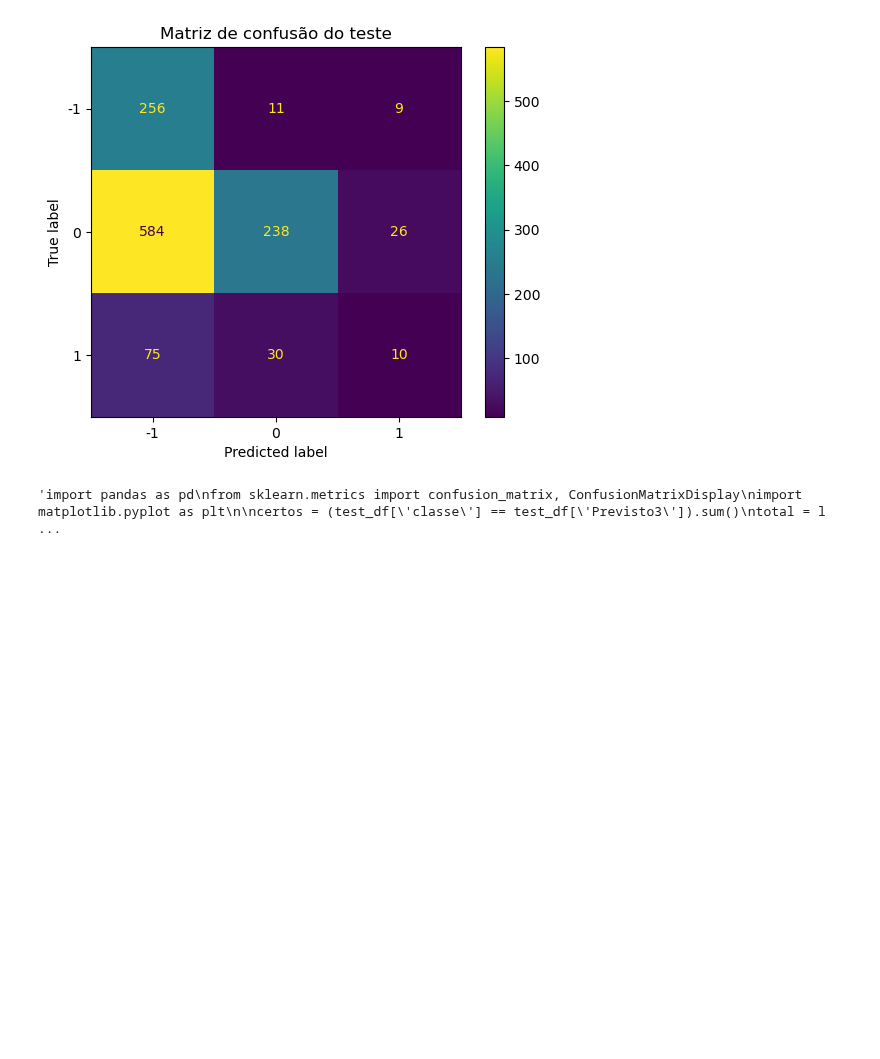
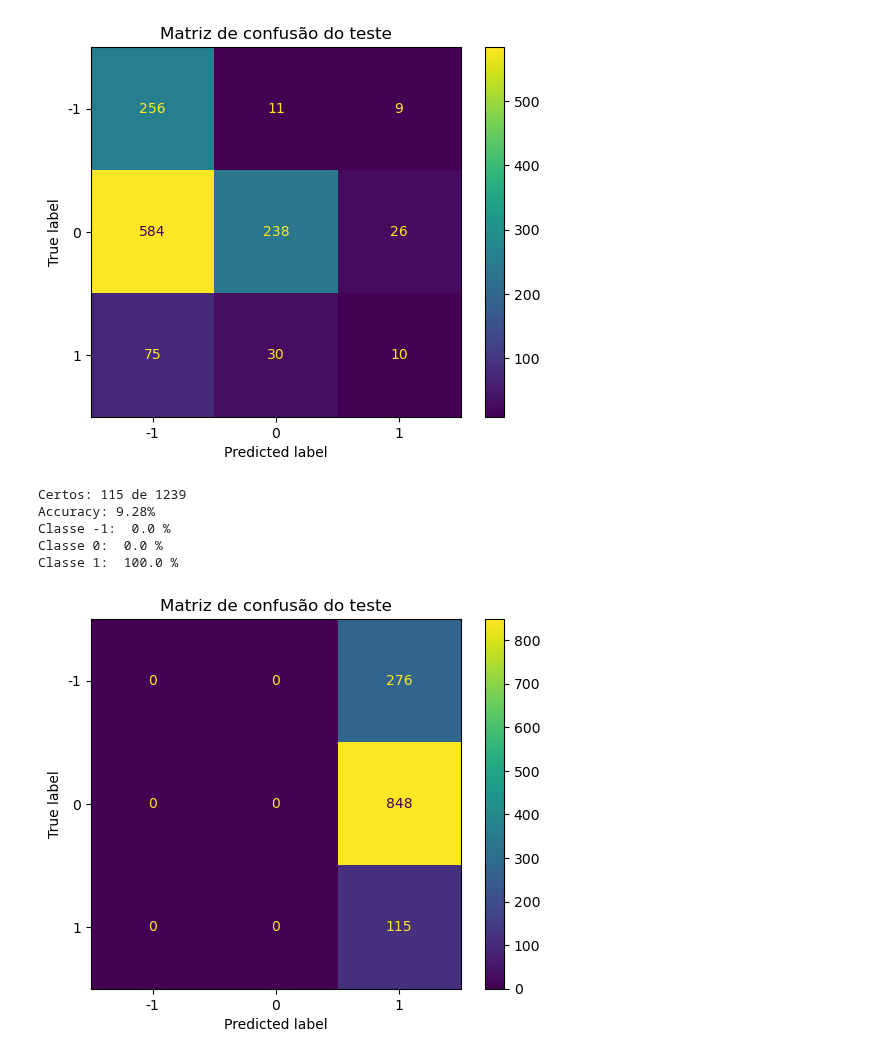
Before and after one commit to reberapower1/PLN-Project, a Jupyter notebook: code.ipynb, the cells around one changed output. Cells and saved outputs as stored; diff of their text form; code cells hidden in the pictures; blank space fills up the shorter version.

```diff
--- a/code.ipynb
+++ b/code.ipynb
@@ -22,7 +22,7 @@ stop_words = set(stopwords.words('portuguese'))
 train_df['tokens'] = train_df['sentences'].apply(lambda x: nltk.word_tokenize(str(x).lower()))
 
 # Tokenizar sem stopwords
-train_df['tokens_no_stopwords'] = train_df['tokens'].apply(lambda toks: [t for t in toks if t not in stop_words])
+train_df['tokens'] = train_df['tokens'].apply(lambda toks: [t for t in toks if t not in stop_words])
 
 #tirar exemplos da classe 0 para nivelar
 classe0 = train_df[train_df['classe'] == 0]
@@ -300,7 +359,7 @@ def classificar_texto(row):
 # %% [markdown]
 Classificar Versão 3
 # %%
-'''import spacy
+import spacy
 import re
 
 nlp = spacy.load("pt_core_news_sm")
@@ -354,4 +413,4 @@ def classificar_texto2(row, medias, chaves):
 
     classe_max = max(pontos, key=pontos.get)
     mapa_classes = {'citacao': -1, 'facto': 0, 'bias': 1}
-    return mapa_classes[classe_max]'''
+    return mapa_classes[classe_max]
@@ -364,7 +421,7 @@ ver verbo verbo numa frase - prob um bias
 # %%
 test_df['Previsto'] = test_df.apply(classificar, axis=1)
 test_df['Previsto2'] = test_df.apply(classificar_texto, axis=1)
-#test_df['Previsto3'] = test_df.apply(classificar_texto2, axis=1, args=(resultados, chaves_ordenadas))
+test_df['Previsto3'] = test_df.apply(classificar_texto2, axis=1, args=(resultados, chaves_ordenadas))
 # %% [markdown]
 ## Avaliar as regras de classificação
 # %%
@@ -444,27 +496,28 @@ Classe 0:  28.066037735849058 %
 Classe 1:  8.695652173913043 %
 [figure]
 # %%
-'''import pandas as pd
-from sklearn.metrics import confusion_matrix, ConfusionMatrixDisplay
-import matplotlib.pyplot as plt
-
 certos = (test_df['classe'] == test_df['Previsto3']).sum()
 total = len(test_df)
 print(f'Certos: {certos} de {total}')
 print(f'Accuracy: {certos/total:.2%}')
 
 for c in classes:
     linhas_classe = test_df[test_df['classe'] == c]
     total_classe = len(linhas_classe)
     certos_classe = (linhas_classe['classe'] == linhas_classe['Previsto3']).sum()
     taxa_acerto = certos_classe / total_classe
     print(f"Classe {c}: ", taxa_acerto*100, "%")
 
 matriz = confusion_matrix(test_df['classe'], test_df['Previsto3'], labels=classes)
 
 disp = ConfusionMatrixDisplay(confusion_matrix=matriz, display_labels=classes)
 disp.plot()
 plt.title("Matriz de confusão do teste")
-plt.show()'''
+plt.show()
 # %% [output]
-'import pandas as pd\nfrom sklearn.metrics import confusion_matrix, ConfusionMatrixDisplay\nimport matplotlib.pyplot as plt\n\ncertos = (test_df[\'classe\'] == test_df[\'Previsto3\']).sum()\ntotal = l ...
+Certos: 115 de 1239
+Accuracy: 9.28%
+Classe -1:  0.0 %
+Classe 0:  0.0 %
+Classe 1:  100.0 %
+[figure, added]
```
Also changed, not shown: parts of 12 cells of this notebook.
